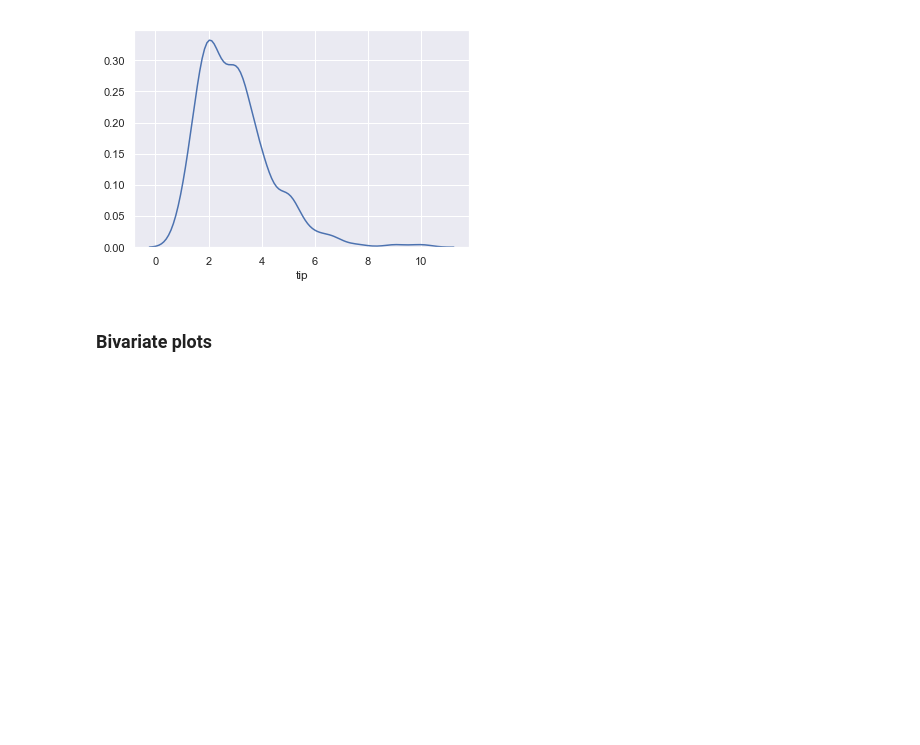
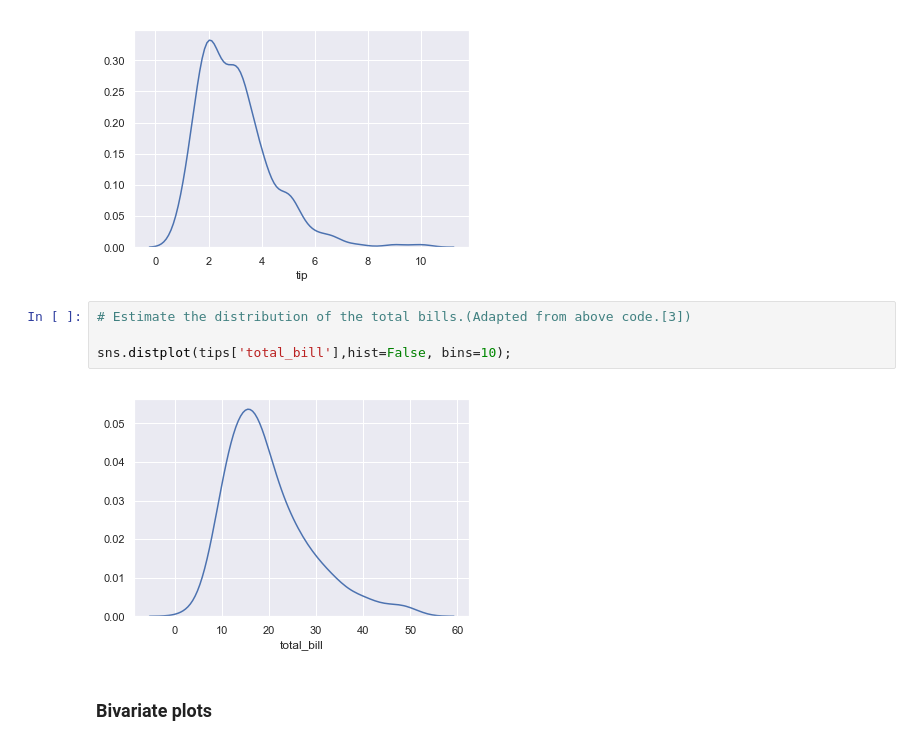
Before and after one commit to zaraquail/Tips-data-set-Fundamentals-of-Data-Analysis-Assessment-2019, a Jupyter notebook: Tips data set assignment.ipynb, the cells around one changed output. Cells and saved outputs as stored; diff of their text form; blank space fills up the shorter version.

```diff
--- a/Tips data set assignment.ipynb
+++ b/Tips data set assignment.ipynb
@@ -72,6 +86,12 @@ sns.distplot(tips['tip'], kde=False, bins=30);
 sns.distplot(tips['tip'],hist=False, bins=10);
 # %% [output]
 [figure]
+# %%
+# Estimate the distribution of the total bills.(Adapted from above code.[3])
+
+sns.distplot(tips['total_bill'],hist=False, bins=10);
+# %% [output]
+[figure, added]
 # %% [markdown]
 ### Bivariate plots
 # %% [markdown]
```
Also changed, not shown: parts of 8 cells of this notebook.
